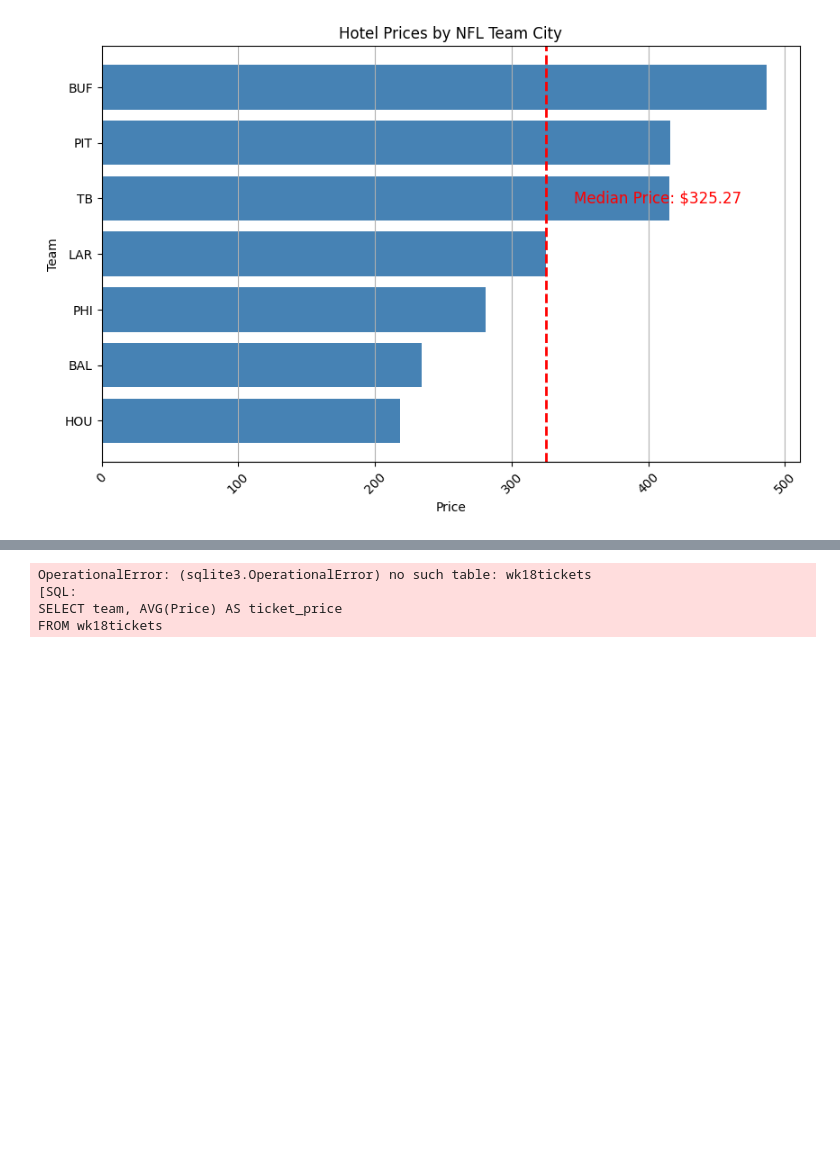
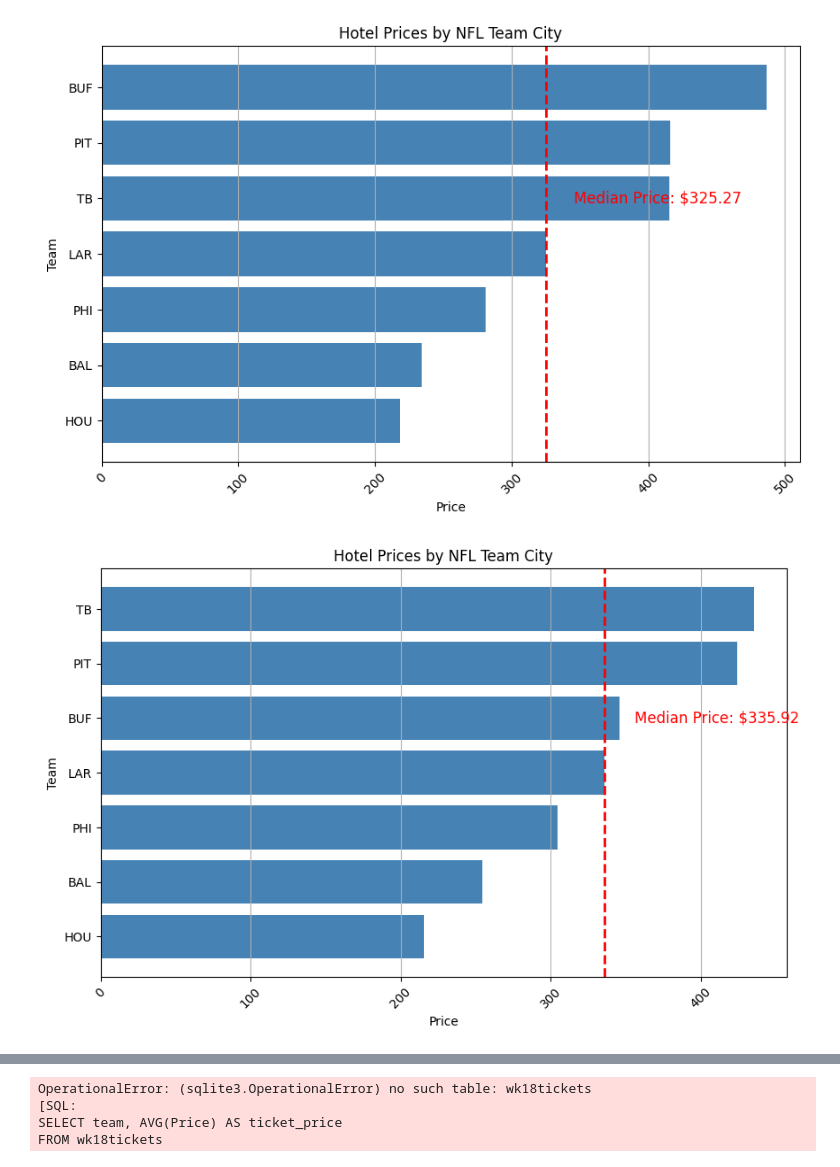
Before and after one commit to ColinM25/GamePlan, a Jupyter notebook: sql_querying.ipynb, the cells around one changed output, grey strips where cells are left out. Drawn from its saved outputs; the diff is of its cells as text; code cells hidden in the pictures; blank space fills up the shorter version.

Commit message:
wk 18/playoff comp

```diff
--- a/sql_querying.ipynb
+++ b/sql_querying.ipynb
@@ -83,3 +111,34 @@ plt.show()
 conn.close()
 # %% [output]
 [figure]
+# %%
+# this gives us the average hotel price in each host teams city for week 18 (prior to playoffs)
+conn = engine.connect()
+
+query = """
+SELECT team, AVG(price) AS avg_hotel_price
+FROM WChotelswk18
+GROUP BY team
+ORDER BY avg_hotel_price;
+"""
+result = conn.execute(text(query))
+data = result.fetchall()
+
+teams = [item[0] for item in data]
+prices = [item[1] for item in data]
+median_price = np.median(prices)
+
+plt.figure(figsize=(10,6))
+plt.barh(teams, prices, color = 'steelblue')
+plt.axvline(median_price, color='red', linestyle='--', linewidth=2)
+plt.text(median_price + 20, 4, f'Median Price: ${median_price:.2f}', va='center', fontsize=12, color='red')
+plt.title("Hotel Prices by NFL Team City")
+plt.xlabel("Price")
+plt.ylabel("Team")
+plt.xticks(rotation = 45)
+plt.grid(True, axis = 'x', linestyle = '-')
+plt.show()
+
+conn.close()
+# %% [output]
+[figure, added]
```
Also changed, not shown: parts of 4 cells of this notebook, 5 other files.
